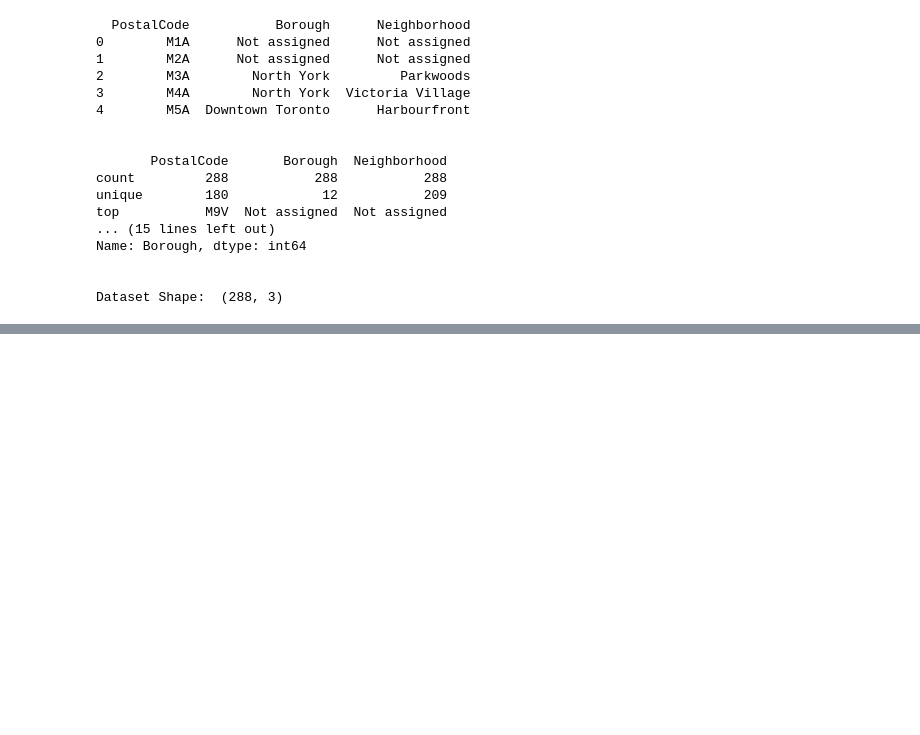
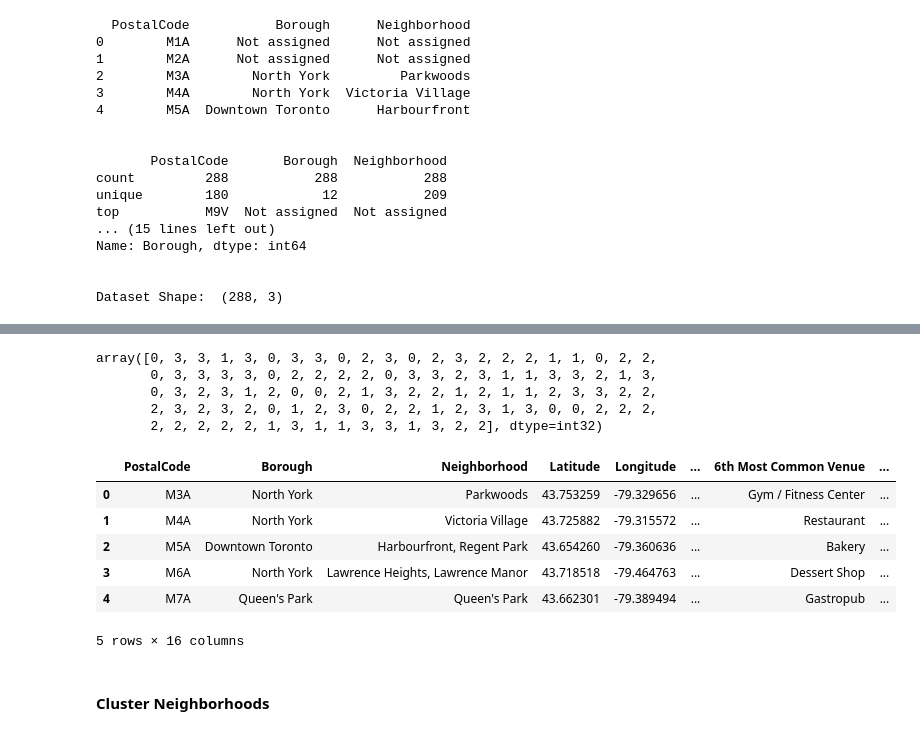
Before and after one commit to XiaobingYe/IBM-data-science, a Jupyter notebook: Neighborhoods in Toronto.ipynb, the cells around one changed output, grey strips where cells are left out. Drawn from its saved outputs; the diff is of its cells as text; code cells hidden in the pictures; blank space fills up the shorter version.

```diff
--- a/Neighborhoods in Toronto.ipynb
+++ b/Neighborhoods in Toronto.ipynb
@@ -152,0 +273,21 @@ canada
+# %%
+num_top_venues = 10
+
+indicators = ['st', 'nd', 'rd']
+
+# create columns according to number of top venues
+columns = ['Neighborhood']
+for ind in np.arange(num_top_venues):
+    try:
+        columns.append('{}{} Most Common Venue'.format(ind+1, indicators[ind]))
+    except:
+        columns.append('{}th Most Common Venue'.format(ind+1))
+
+# create a new dataframe
+toronto_venues_sorted = pd.DataFrame(columns=columns)
+toronto_venues_sorted['Neighborhood'] = toronto_grouped['Neighborhood']
+
+for ind in np.arange(toronto_grouped.shape[0]):
+    toronto_venues_sorted.iloc[ind, 1:] = return_most_common_venues(toronto_grouped.iloc[ind, :], num_top_venues)
+
+toronto_venues_sorted.head()
@@ -152,0 +302,37 @@ canada
+# %%
+# set number of clusters
+kclusters = 4
+
+toronto_grouped_clustering = toronto_grouped.drop('Neighborhood', 1)
+
+# run k-means clustering
+kmeans = KMeans(n_clusters=kclusters, random_state=0).fit(toronto_grouped_clustering)
+
+# check cluster labels generated for each row in the dataframe
+kmeans.labels_
+# %% [output]
+array([0, 3, 3, 1, 3, 0, 3, 3, 0, 2, 3, 0, 2, 3, 2, 2, 2, 1, 1, 0, 2, 2,
+       0, 3, 3, 3, 3, 0, 2, 2, 2, 2, 0, 3, 3, 2, 3, 1, 1, 3, 3, 2, 1, 3,
+       0, 3, 2, 3, 1, 2, 0, 0, 2, 1, 3, 2, 2, 1, 2, 1, 1, 2, 3, 3, 2, 2,
+       2, 3, 2, 3, 2, 0, 1, 2, 3, 0, 2, 2, 1, 2, 3, 1, 3, 0, 0, 2, 2, 2,
+       2, 2, 2, 2, 2, 1, 3, 1, 1, 3, 3, 1, 3, 2, 2], dtype=int32)
+# %%
+# add clustering labels
+toronto_venues_sorted.insert(0, 'Cluster Labels', kmeans.labels_)
+toronto_venues_sorted
+toronto_merged = borough_toronto
+
+# merge toronto_grouped with toronto_data to add latitude/longitude for each neighborhood
+toronto_merged = toronto_merged.join(toronto_venues_sorted.set_index('Neighborhood'), on='Neighborhood')
+
+toronto_merged.head() # check the last columns!
+# %% [output]
+|  | PostalCode | Borough | Neighborhood | Latitude | Longitude | ... | 6th Most Common Venue | ... |
+| 0 | M3A | North York | Parkwoods | 43.753259 | -79.329656 | ... | Gym / Fitness Center | ... |
+| 1 | M4A | North York | Victoria Village | 43.725882 | -79.315572 | ... | Restaurant | ... |
+| 2 | M5A | Downtown Toronto | Harbourfront, Regent Park | 43.654260 | -79.360636 | ... | Bakery | ... |
+| 3 | M6A | North York | Lawrence Heights, Lawrence Manor | 43.718518 | -79.464763 | ... | Dessert Shop | ... |
+| 4 | M7A | Queen's Park | Queen's Park | 43.662301 | -79.389494 | ... | Gastropub | ... |
+5 rows × 16 columns
+# %% [markdown]
+#### Cluster Neighborhoods
```
Also changed, not shown: parts of 26 cells of this notebook.
